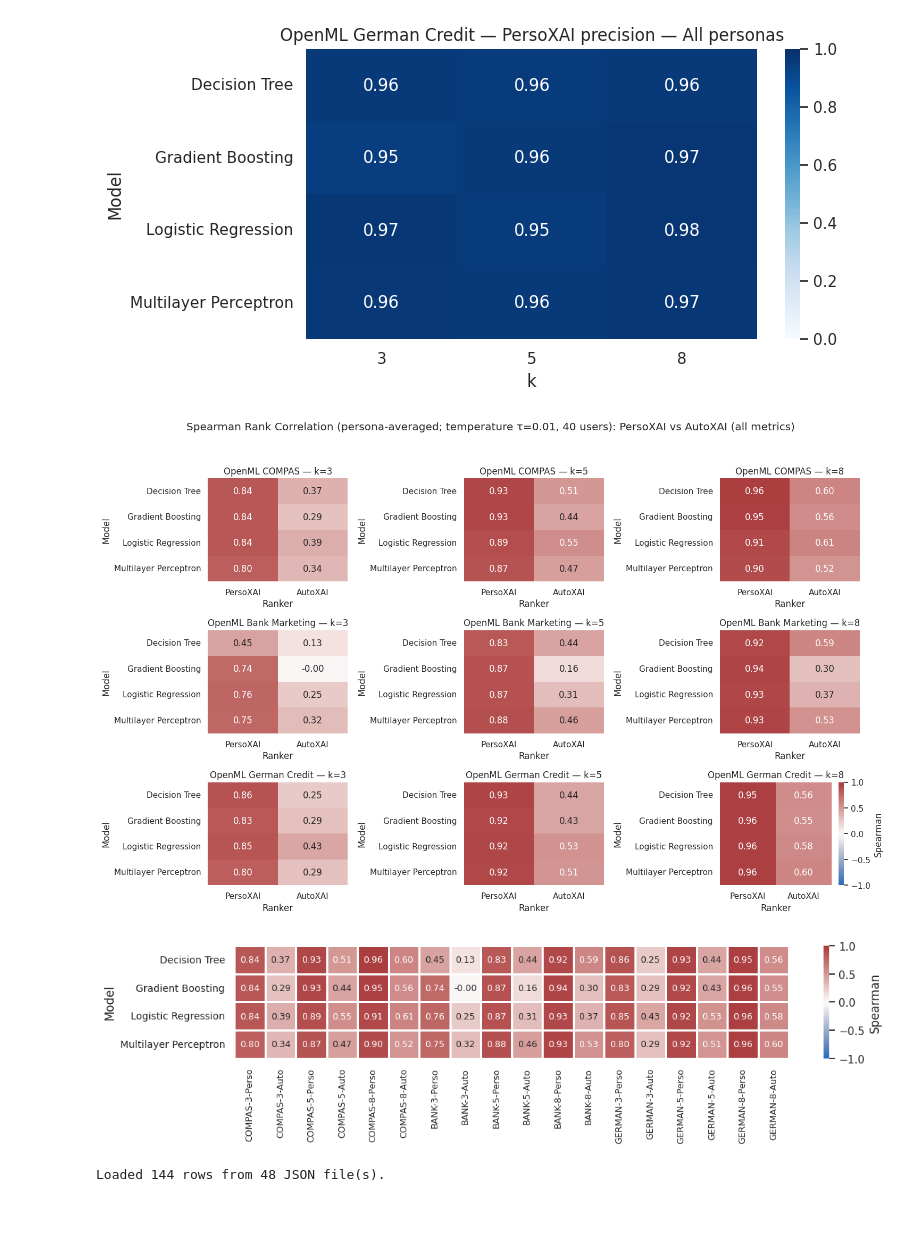
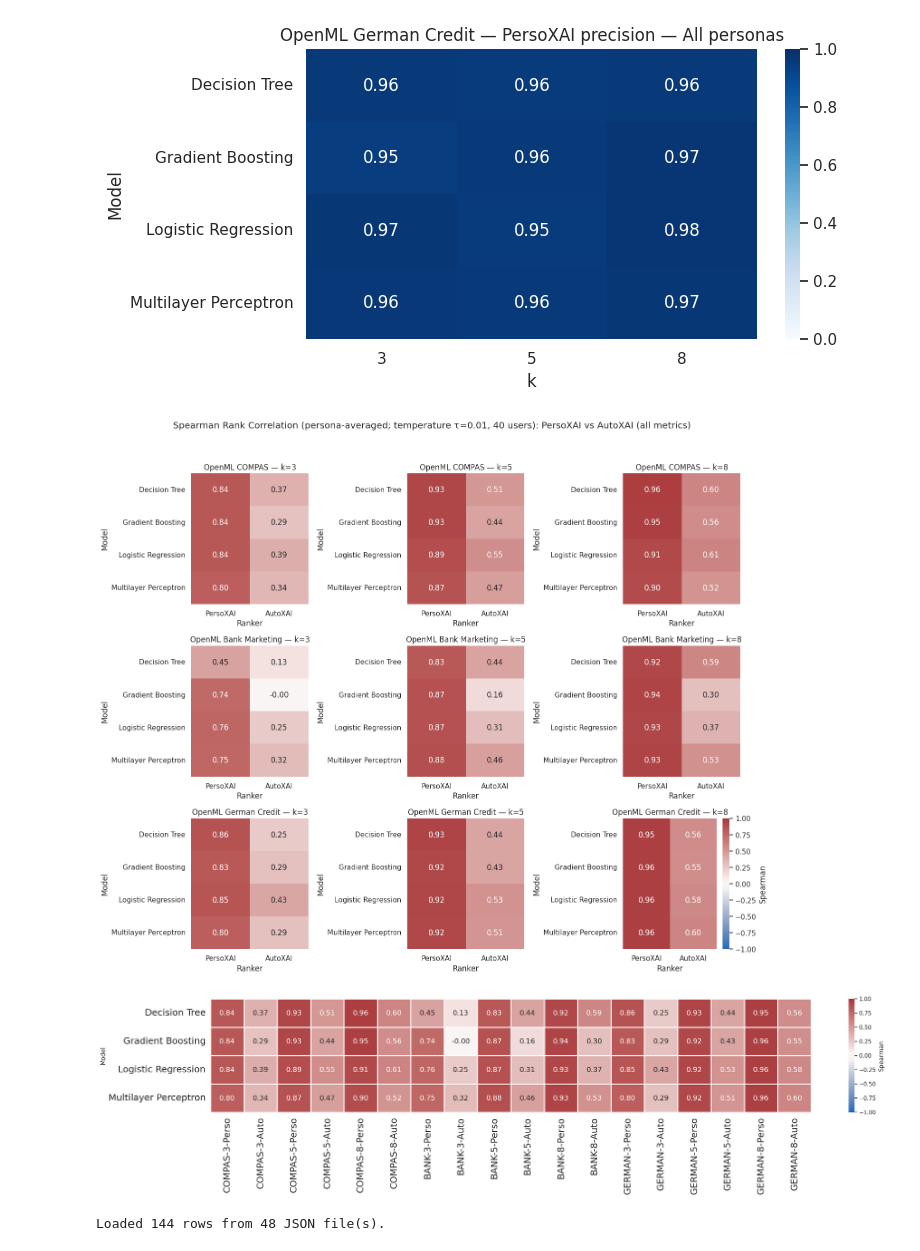
Before and after one commit to kellemNegasi/perso-xai, a Jupyter notebook: src/preference_learning/report_visualization.ipynb, the cells around one changed output. Saved outputs shown, nothing was run; the diff lists cells and outputs as text; code cells hidden in the pictures; blank space fills up the shorter version.

```diff
--- a/src/preference_learning/report_visualization.ipynb
+++ b/src/preference_learning/report_visualization.ipynb
@@ -414,7 +414,7 @@ else:
 
     n_rows = len(datasets)
     n_cols = len(K_VALUES)
-    fig, axes = plt.subplots(n_rows, n_cols, figsize=(5 * n_cols, 3.2 * n_rows), squeeze=False)
+    fig, axes = plt.subplots(n_rows, n_cols, figsize=(5 * n_cols, 4.2 * n_rows), squeeze=False)
     fig.subplots_adjust(right=0.88, bottom=0.10, top=0.90, wspace=0.35, hspace=0.35)
     for row_idx, dataset_key in enumerate(datasets):
         dataset_label = DATASET_LABELS.get(dataset_key, _format_label(dataset_key))
@@ -446,34 +446,34 @@ else:
             mask = pivot_table.isna()
             sns.heatmap(
                 pivot_table,
                 annot=True,
                 fmt='.2f',
                 cmap='vlag',
                 vmin=-1,
                 vmax=1,
                 mask=mask,
                 ax=ax,
                 cbar=(row_idx == n_rows - 1 and col_idx == n_cols - 1),
                 cbar_kws={'label': 'Spearman'} if (row_idx == n_rows - 1 and col_idx == n_cols - 1) else None,
             )
             ax.set_title(f"{dataset_label} — k={k}")
             ax.set_xlabel('Ranker')
             ax.set_ylabel('Model')
 
     fig.suptitle(
         f"Spearman Rank Correlation (persona-averaged; temperature {temperature_title}, 40 users): "
         f"{ranker_labels['perso_xai']} vs {ranker_labels['autoxai']} (all metrics)"
     )
     fig.tight_layout(rect=[0, 0, 1, 0.95])
     spearman_fig = REPORTS_DIR / f"spearman_heatmaps_all_datasets_all_models_{RUN_SUFFIX}.png"
     fig.savefig(spearman_fig, dpi=300, bbox_inches='tight')
     spearman_fig = REPORTS_DIR / f"spearman_heatmaps_all_datasets_all_models_{RUN_SUFFIX}.pdf"
     fig.savefig(spearman_fig, dpi=300, bbox_inches='tight', format='pdf')
     spearman_df.to_csv(REPORTS_DIR / f"spearman_heatmap_values_all_datasets_all_models_{RUN_SUFFIX}.csv", index=False)
     plt.show()
     plt.close(fig)
 # %% [output]
-[figure, old version]
+[figure, new version]
 # %%
 # --- Compact single-heatmap version (two subcolumns per dataset×k) ---
 
@@ -583,10 +583,10 @@ else:
     nrows = wide.shape[0]
 
     # A reasonable compact sizing rule; tweak if you want it tighter/looser
-    fig_w = max(12, 0.55 * ncols)   # was 0.45
-    fig_h = max(3.2, 0.55 * nrows)
+    fig_w = min(24, 1.87 * ncols)   # was 0.45
+    fig_h = min(10.4, 1.45 * nrows)
     fig, ax = plt.subplots(figsize=(fig_w, fig_h))
-
+    # fig, ax = plt.subplots(figsize=(12, 8))
     mask = wide.isna()
     sns.heatmap(
     wide,
@@ -603,16 +603,16 @@ else:
     # ✅ readability fixes
     linewidths=0.8,
     linecolor='white',
-    annot_kws={'fontsize': 9},   # try 8 if still cramped
+    annot_kws={'fontsize': 14},   # try 8 if still cramped
 )
 
 
     ax.set_xlabel('')
-    ax.set_ylabel('Model')
+    ax.set_ylabel('Model', annot_kws={'fontsize': 14})
 
     # Make x labels like your compact example
-    ax.set_xticklabels(ax.get_xticklabels(), rotation=90, ha='center', fontsize=9)
-    ax.set_yticklabels(ax.get_yticklabels(), rotation=0, fontsize=10)
+    ax.set_xticklabels(ax.get_xticklabels(), rotation=90, ha='center', fontsize=18)
+    ax.set_yticklabels(ax.get_yticklabels(), rotation=0, fontsize=18)
 
     # Optional: draw separators between each (dataset,k) condition (every 2 columns)
     for x in range(2, ncols, 2):
@@ -626,9 +626,9 @@ else:
     fig.tight_layout()
 
     spearman_fig = REPORTS_DIR / f"spearman_heatmap_compact_all_datasets_all_models_{RUN_SUFFIX}.png"
-    fig.savefig(spearman_fig, dpi=300, bbox_inches='tight')
+    fig.savefig(spearman_fig, dpi=500, bbox_inches='tight')
     spearman_fig = REPORTS_DIR / f"spearman_heatmap_compact_all_datasets_all_models_{RUN_SUFFIX}.pdf"
-    fig.savefig(spearman_fig, dpi=300, bbox_inches='tight', format='pdf')
+    fig.savefig(spearman_fig, dpi=500, bbox_inches='tight', format='pdf')
 
     # Save the compact matrix too (easy to read back)
     wide.to_csv(REPORTS_DIR / f"spearman_heatmap_compact_values_{RUN_SUFFIX}.csv")
@@ -636,7 +636,7 @@ else:
     plt.show()
     plt.close(fig)
 # %% [output]
-[figure, old version]
+[figure, new version]
 # %%
 # Tau sweep summary: plot τ vs aggregated Spearman.
 # Point this to the folder/file produced by `python -m src.preference_learning.run_all --tau-values ...`.
```
Also changed, not shown: parts of 6 cells of this notebook, 5 other files.
